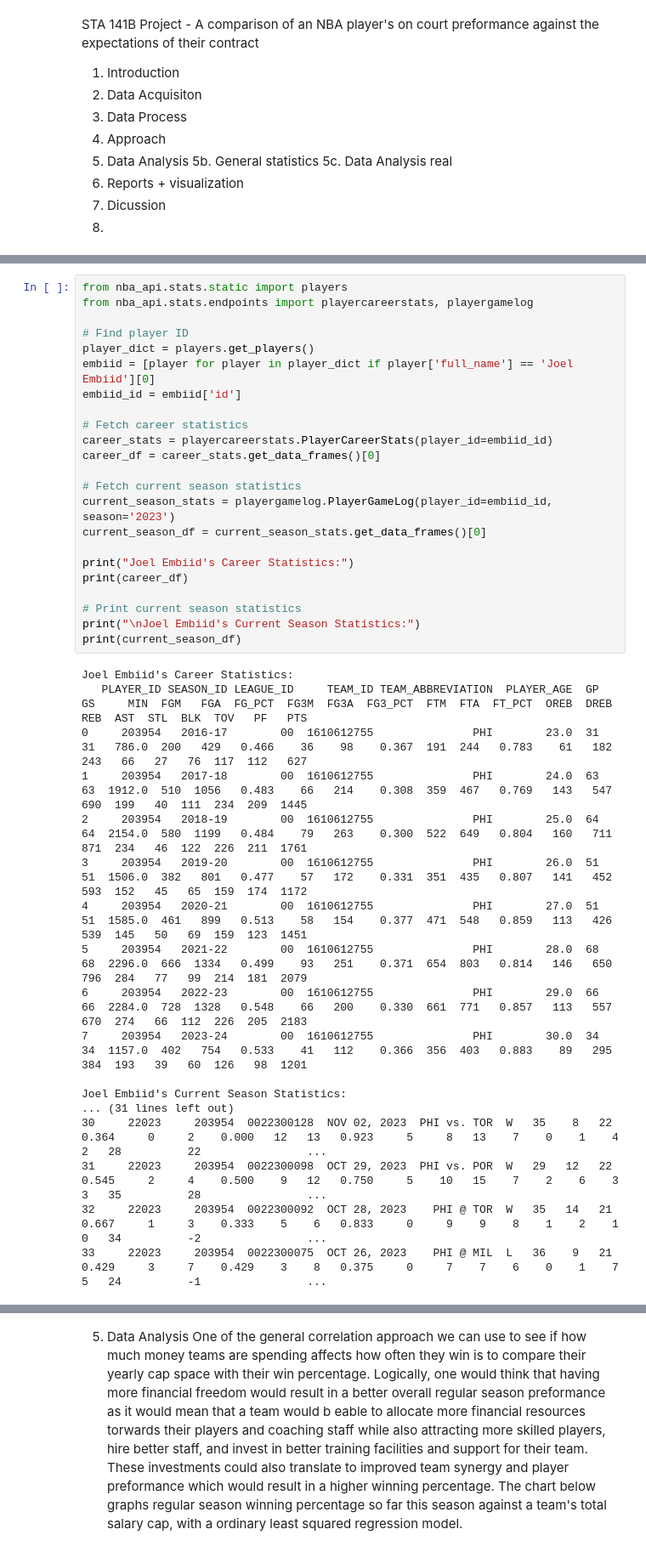
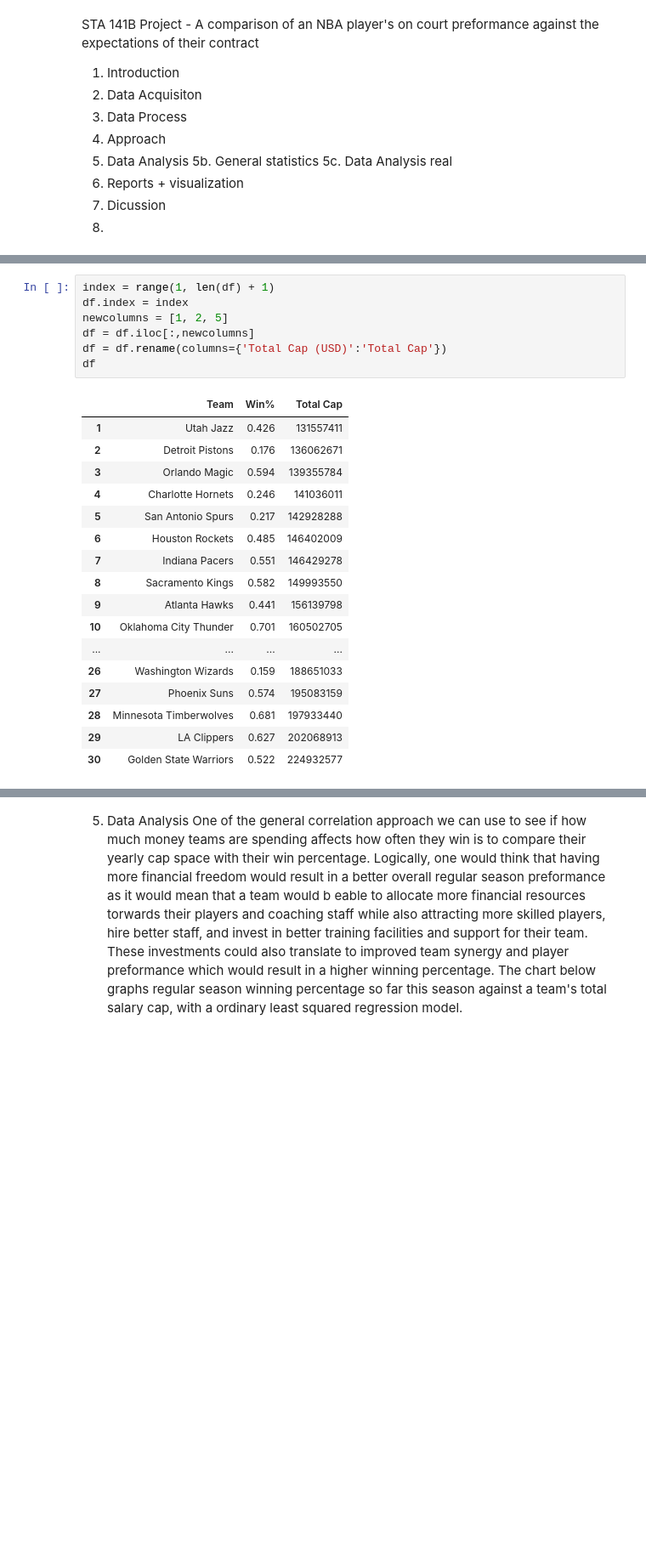
Before and after one commit to JadenFaste/STA141B-Project, a Jupyter notebook: Project.ipynb, the cells around one changed output, grey strips where cells are left out. Shown at 85% size. Drawn from its saved outputs; the diff is of its cells as text; blank space fills up the shorter version.

```diff
--- a/Project.ipynb
+++ b/Project.ipynb
@@ -118,44 +105,28 @@ As mentioned previously, we can also use the a public API called nba_api, which
-# %%
-from nba_api.stats.static import players
-from nba_api.stats.endpoints import playercareerstats, playergamelog
-
-# Find player ID
-player_dict = players.get_players()
-embiid = [player for player in player_dict if player['full_name'] == 'Joel Embiid'][0]
-embiid_id = embiid['id']
-
-# Fetch career statistics
-career_stats = playercareerstats.PlayerCareerStats(player_id=embiid_id)
-career_df = career_stats.get_data_frames()[0]
-
-# Fetch current season statistics
-current_season_stats = playergamelog.PlayerGameLog(player_id=embiid_id, season='2023')
-current_season_df = current_season_stats.get_data_frames()[0]
-
-print("Joel Embiid's Career Statistics:")
-print(career_df)
-
-# Print current season statistics
-print("\nJoel Embiid's Current Season Statistics:")
-print(current_season_df)
-# %% [output]
-Joel Embiid's Career Statistics:
-   PLAYER_ID SEASON_ID LEAGUE_ID     TEAM_ID TEAM_ABBREVIATION  PLAYER_AGE  GP  GS     MIN  FGM   FGA  FG_PCT  FG3M  FG3A  FG3_PCT  FTM  FTA  FT_PCT  OREB  DREB  REB  AST  STL  BLK  TOV   PF   PTS
-0     203954   2016-17        00  1610612755               PHI        23.0  31  31   786.0  200   429   0.466    36    98    0.367  191  244   0.783    61   182  243   66   27   76  117  112   627
-1     203954   2017-18        00  1610612755               PHI        24.0  63  63  1912.0  510  1056   0.483    66   214    0.308  359  467   0.769   143   547  690  199   40  111  234  209  1445
-2     203954   2018-19        00  1610612755               PHI        25.0  64  64  2154.0  580  1199   0.484    79   263    0.300  522  649   0.804   160   711  871  234   46  122  226  211  1761
-3     203954   2019-20        00  1610612755               PHI        26.0  51  51  1506.0  382   801   0.477    57   172    0.331  351  435   0.807   141   452  593  152   45   65  159  174  1172
-4     203954   2020-21        00  1610612755               PHI        27.0  51  51  1585.0  461   899   0.513    58   154    0.377  471  548   0.859   113   426  539  145   50   69  159  123  1451
-5     203954   2021-22        00  1610612755               PHI        28.0  68  68  2296.0  666  1334   0.499    93   251    0.371  654  803   0.814   146   650  796  284   77   99  214  181  2079
-6     203954   2022-23        00  1610612755               PHI        29.0  66  66  2284.0  728  1328   0.548    66   200    0.330  661  771   0.857   113   557  670  274   66  112  226  205  2183
-7     203954   2023-24        00  1610612755               PHI        30.0  34  34  1157.0  402   754   0.533    41   112    0.366  356  403   0.883    89   295  384  193   39   60  126   98  1201
-
-Joel Embiid's Current Season Statistics:
-... (31 lines left out)
-30     22023     203954  0022300128  NOV 02, 2023  PHI vs. TOR  W   35    8   22   0.364     0     2    0.000   12   13   0.923     5     8   13    7    0    1    4   2   28          22                ...
-31     22023     203954  0022300098  OCT 29, 2023  PHI vs. POR  W   29   12   22   0.545     2     4    0.500    9   12   0.750     5    10   15    7    2    6    3   3   35          28                ...
-32     22023     203954  0022300092  OCT 28, 2023    PHI @ TOR  W   35   14   21   0.667     1     3    0.333    5    6   0.833     0     9    9    8    1    2    1   0   34          -2                ...
-33     22023     203954  0022300075  OCT 26, 2023    PHI @ MIL  L   36    9   21   0.429     3     7    0.429    3    8   0.375     0     7    7    6    0    1    7   5   24          -1                ...
+# %%
+index = range(1, len(df) + 1)
+df.index = index
+newcolumns = [1, 2, 5]
+df = df.iloc[:,newcolumns]
+df = df.rename(columns={'Total Cap (USD)':'Total Cap'})
+df
+# %% [output]
+|  | Team | Win% | Total Cap |
+| 1 | Utah Jazz | 0.426 | 131557411 |
+| 2 | Detroit Pistons | 0.176 | 136062671 |
+| 3 | Orlando Magic | 0.594 | 139355784 |
+| 4 | Charlotte Hornets | 0.246 | 141036011 |
+| 5 | San Antonio Spurs | 0.217 | 142928288 |
+| 6 | Houston Rockets | 0.485 | 146402009 |
+| 7 | Indiana Pacers | 0.551 | 146429278 |
+| 8 | Sacramento Kings | 0.582 | 149993550 |
+| 9 | Atlanta Hawks | 0.441 | 156139798 |
+| 10 | Oklahoma City Thunder | 0.701 | 160502705 |
+| ... | ... | ... | ... |
+| 26 | Washington Wizards | 0.159 | 188651033 |
+| 27 | Phoenix Suns | 0.574 | 195083159 |
+| 28 | Minnesota Timberwolves | 0.681 | 197933440 |
+| 29 | LA Clippers | 0.627 | 202068913 |
+| 30 | Golden State Warriors | 0.522 | 224932577 |
 # %%
 import requests
 from bs4 import BeautifulSoup
```
Also changed, not shown: parts of 32 cells of this notebook.
